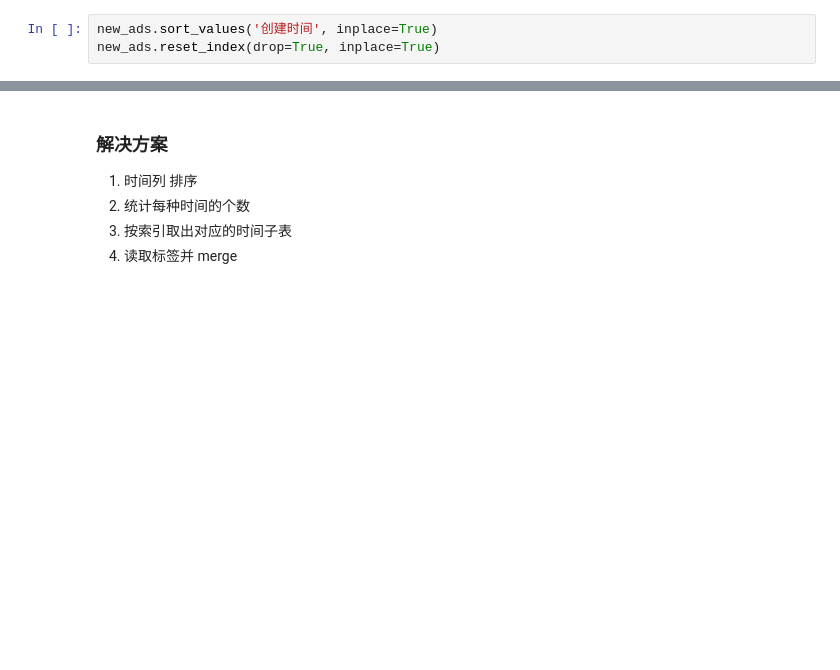
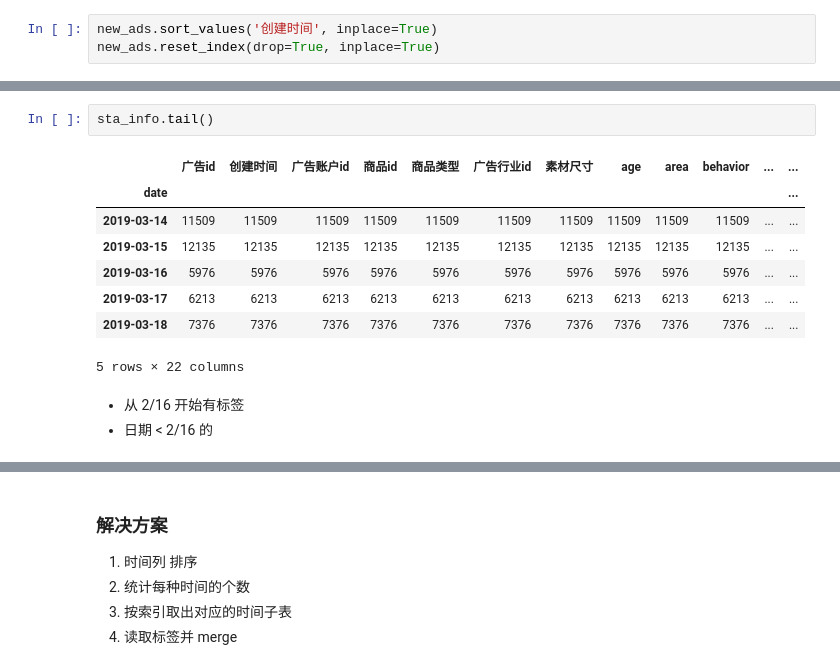
Before and after one commit to AutuanLiu/2019TencentAlgorithm, a Jupyter notebook: nbs/train_test_set.ipynb, the cells around one changed output, grey strips where cells are left out. Drawn from its saved outputs; the diff is of its cells as text; blank space fills up the shorter version.

```diff
--- a/nbs/train_test_set.ipynb
+++ b/nbs/train_test_set.ipynb
@@ -74,0 +152,14 @@ sta_info.head()
+# %%
+sta_info.tail()
+# %% [output]
+|  | 广告id | 创建时间 | 广告账户id | 商品id | 商品类型 | 广告行业id | 素材尺寸 | age | area | behavior | ... | ... |
+| date |  |  |  |  |  |  |  |  |  |  |  | ... |
+| 2019-03-14 | 11509 | 11509 | 11509 | 11509 | 11509 | 11509 | 11509 | 11509 | 11509 | 11509 | ... | ... |
+| 2019-03-15 | 12135 | 12135 | 12135 | 12135 | 12135 | 12135 | 12135 | 12135 | 12135 | 12135 | ... | ... |
+| 2019-03-16 | 5976 | 5976 | 5976 | 5976 | 5976 | 5976 | 5976 | 5976 | 5976 | 5976 | ... | ... |
+| 2019-03-17 | 6213 | 6213 | 6213 | 6213 | 6213 | 6213 | 6213 | 6213 | 6213 | 6213 | ... | ... |
+| 2019-03-18 | 7376 | 7376 | 7376 | 7376 | 7376 | 7376 | 7376 | 7376 | 7376 | 7376 | ... | ... |
+5 rows × 22 columns
+# %% [markdown]
+- 从 2/16 开始有标签
+- 日期 < 2/16 的
```
Also changed, not shown: parts of 55 cells of this notebook, 5 other files.
